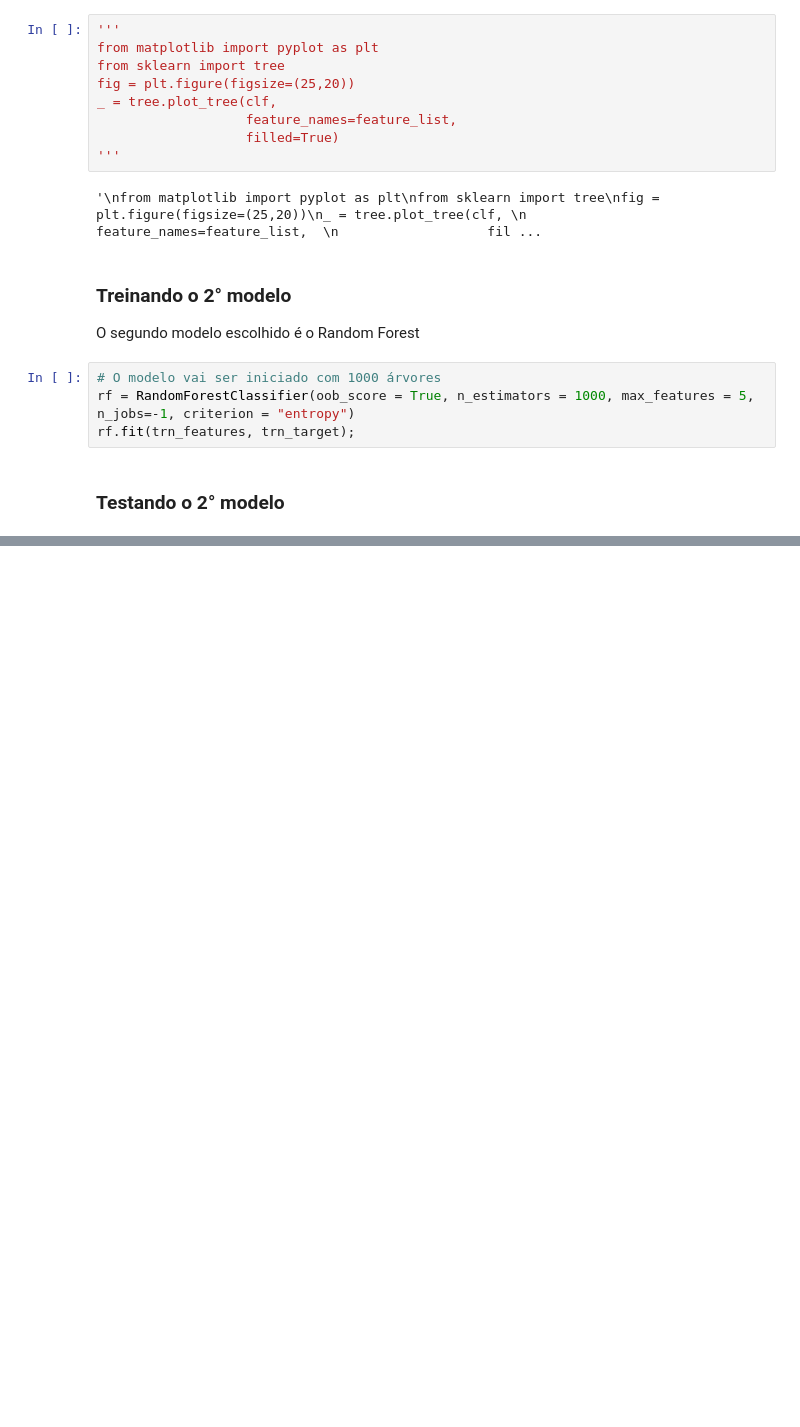
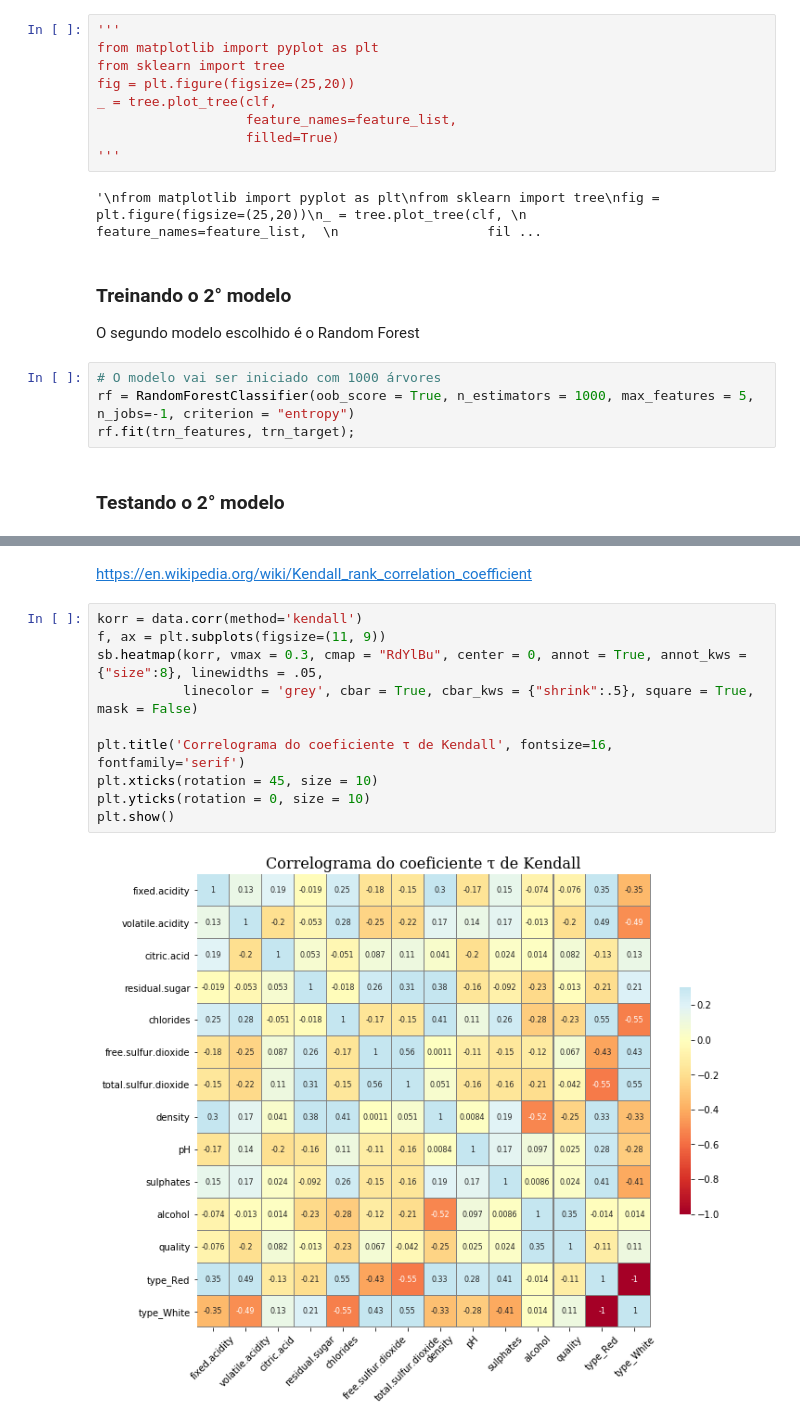
Before and after one commit to CEODINIZ/P2_CDados_2020.2, a Jupyter notebook: projeto 2.1/P2_v2_2020.ipynb, the cells around one changed output, grey strips where cells are left out. Saved outputs shown, nothing was run; the diff lists cells and outputs as text; blank space fills up the shorter version.

Commit message:
+correlogramas & box&whisker plot
falta escrever os textos pra descrever os gráficos e falar sobre as escolhas que foram feitas mas são 5:30 da manhã e eu tou cansada

```diff
--- a/projeto 2.1/P2_v2_2020.ipynb
+++ b/projeto 2.1/P2_v2_2020.ipynb
@@ -207,0 +258,14 @@ Mean Absolute Error: 29.849999999999998 %
+# %% [markdown]
+https://en.wikipedia.org/wiki/Kendall_rank_correlation_coefficient
+# %%
+korr = data.corr(method='kendall')
+f, ax = plt.subplots(figsize=(11, 9))
+sb.heatmap(korr, vmax = 0.3, cmap = "RdYlBu", center = 0, annot = True, annot_kws = {"size":8}, linewidths = .05,
+           linecolor = 'grey', cbar = True, cbar_kws = {"shrink":.5}, square = True, mask = False)
+
+plt.title('Correlograma do coeficiente τ de Kendall', fontsize=16, fontfamily='serif')
+plt.xticks(rotation = 45, size = 10)
+plt.yticks(rotation = 0, size = 10)
+plt.show()
+# %% [output]
+[figure, added]
```
Also changed, not shown: parts of 11 cells of this notebook.
